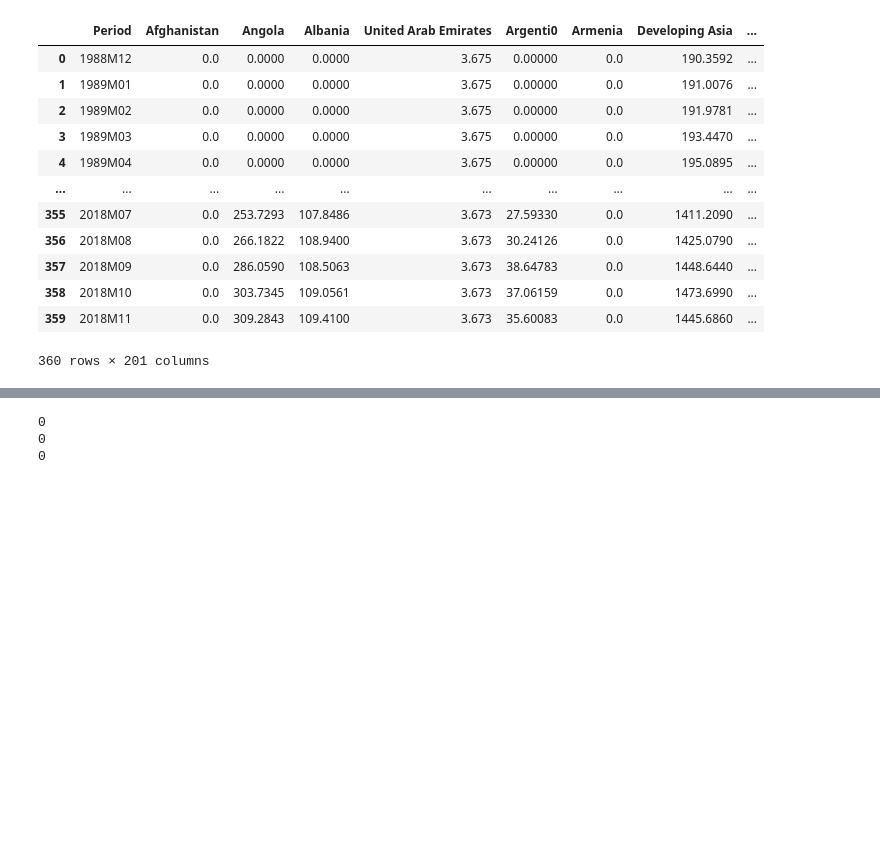
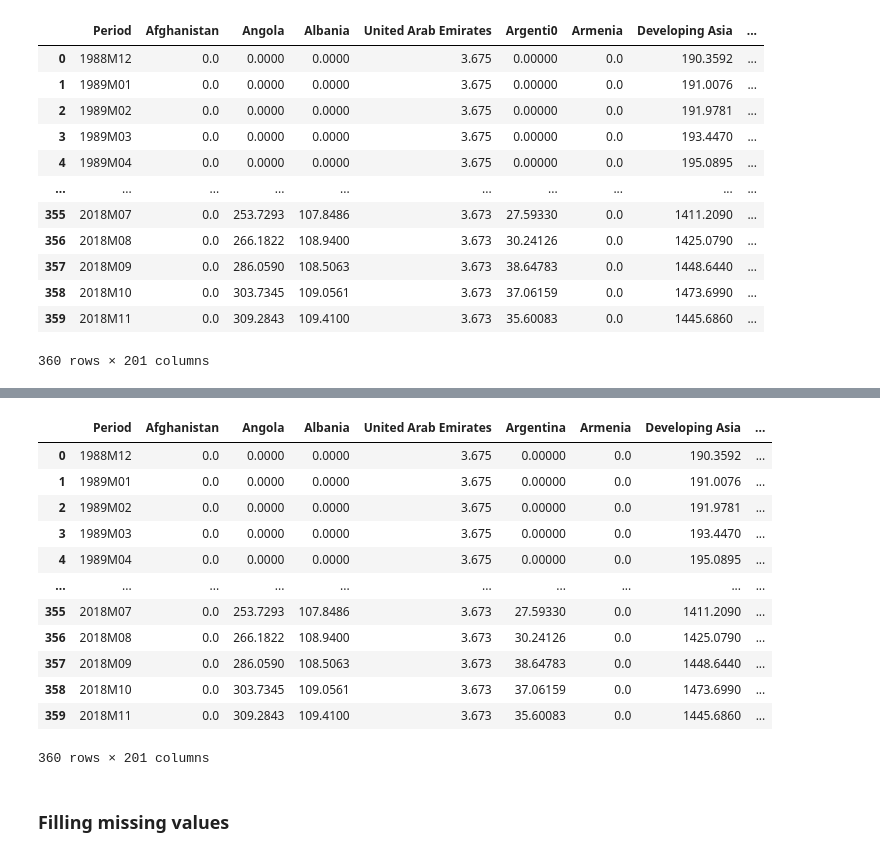
Before and after one commit to rayenFathallah/Global-Economic-Indicators-Analysis-, a Jupyter notebook: Data preprosessing and transformation.ipynb, the cells around one changed output, grey strips where cells are left out. Cells and saved outputs as stored; diff of their text form; code cells hidden in the pictures; blank space fills up the shorter version.

```diff
--- a/Data preprosessing and transformation.ipynb
+++ b/Data preprosessing and transformation.ipynb
@@ -58,0 +59,23 @@ Exports_data
+# %%
+#rename countries
+new_columns=str()
+for country in ER_data.columns :
+    if '0' in country :
+        new_column = country.replace('0','na')
+        ER_data.rename(columns = {country:new_column}, inplace = True)
+# %%
+ER_data
+# %% [output]
+|  | Period | Afghanistan | Angola | Albania | United Arab Emirates | Argentina | Armenia | Developing Asia | ... |
+| 0 | 1988M12 | 0.0 | 0.0000 | 0.0000 | 3.675 | 0.00000 | 0.0 | 190.3592 | ... |
+| 1 | 1989M01 | 0.0 | 0.0000 | 0.0000 | 3.675 | 0.00000 | 0.0 | 191.0076 | ... |
+| 2 | 1989M02 | 0.0 | 0.0000 | 0.0000 | 3.675 | 0.00000 | 0.0 | 191.9781 | ... |
+| 3 | 1989M03 | 0.0 | 0.0000 | 0.0000 | 3.675 | 0.00000 | 0.0 | 193.4470 | ... |
+| 4 | 1989M04 | 0.0 | 0.0000 | 0.0000 | 3.675 | 0.00000 | 0.0 | 195.0895 | ... |
+| ... | ... | ... | ... | ... | ... | ... | ... | ... | ... |
+| 355 | 2018M07 | 0.0 | 253.7293 | 107.8486 | 3.673 | 27.59330 | 0.0 | 1411.2090 | ... |
+| 356 | 2018M08 | 0.0 | 266.1822 | 108.9400 | 3.673 | 30.24126 | 0.0 | 1425.0790 | ... |
+| 357 | 2018M09 | 0.0 | 286.0590 | 108.5063 | 3.673 | 38.64783 | 0.0 | 1448.6440 | ... |
+| 358 | 2018M10 | 0.0 | 303.7345 | 109.0561 | 3.673 | 37.06159 | 0.0 | 1473.6990 | ... |
+| 359 | 2018M11 | 0.0 | 309.2843 | 109.4100 | 3.673 | 35.60083 | 0.0 | 1445.6860 | ... |
+360 rows × 201 columns
@@ -59,3 +84,5 @@ Exports_data
+# %% [markdown]
+### Filling missing values
 # %%
 Exports_data=Exports_data.fillna(0)
 ER_data=ER_data.fillna(0)
@@ -70,8 +89,0 @@ Exports_data_formatted = Exports_data.melt(id_vars='Year', value_vars=countries3
-# %%
-print(CPI_data_formatted.isna().sum().sum())
-print(ER_data_formatted.isna().sum().sum())
-print(Exports_data_formatted.isna().sum().sum())
-# %% [output]
-0
-0
-0
```
Also changed, not shown: parts of 26 cells of this notebook, 19 other files.
